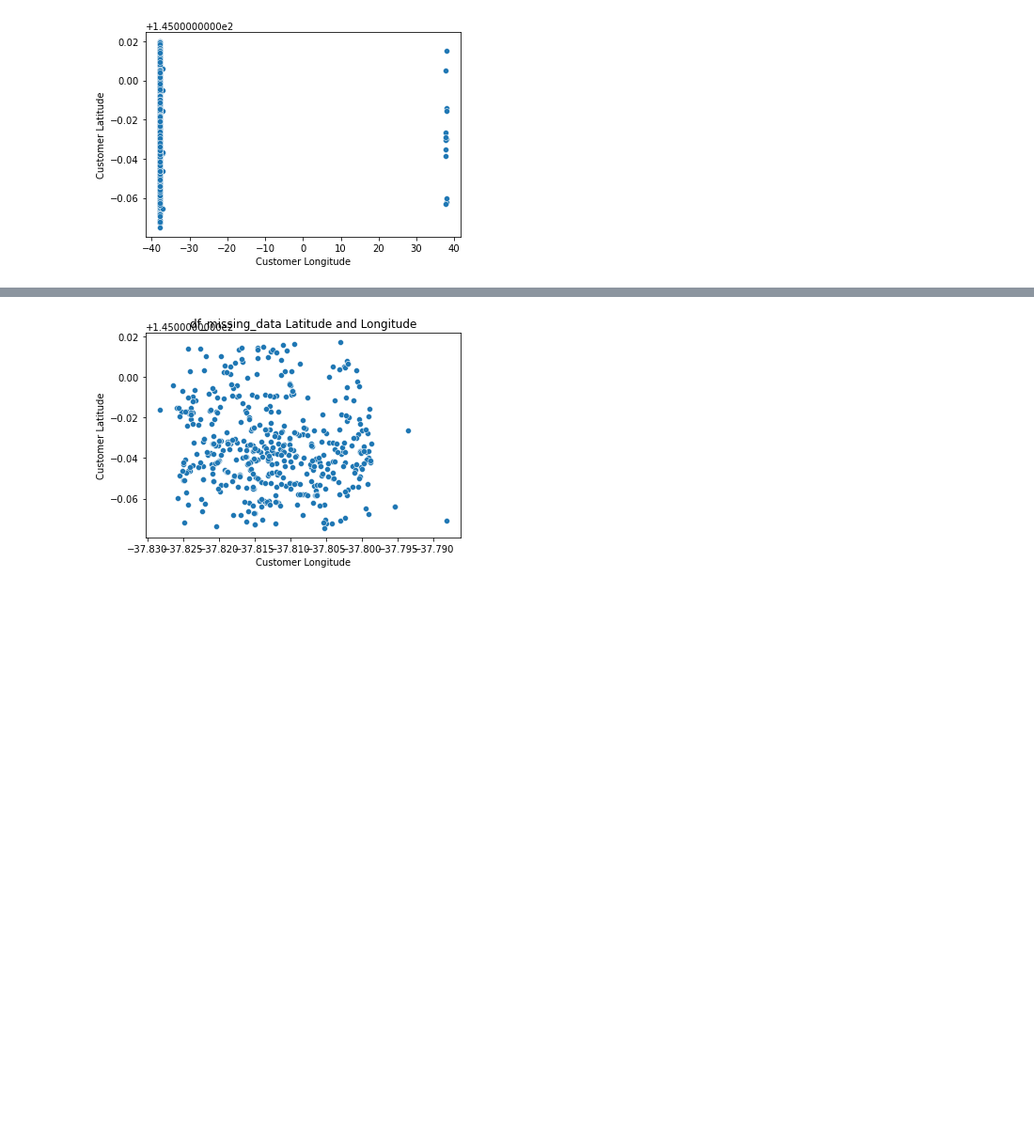
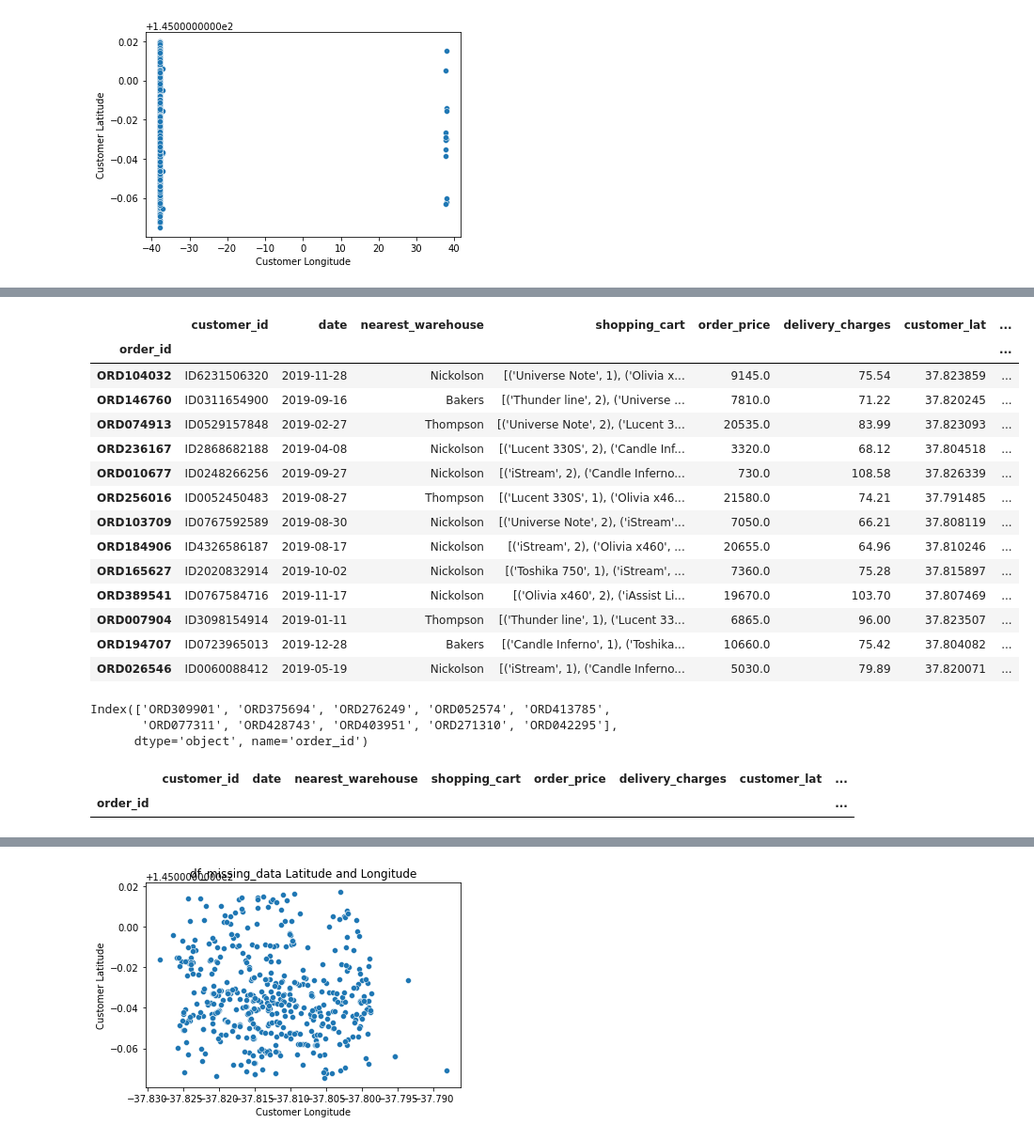
Before and after one commit to kieran-molloy/UCDPA_kieranmolloy, a Jupyter notebook: UCDPA_KieranMolloy.ipynb, the cells around one changed output, grey strips where cells are left out. Shown at 94% size. Drawn from its saved outputs; the diff is of its cells as text; code cells hidden in the pictures; blank space fills up the shorter version.

```diff
--- a/UCDPA_KieranMolloy.ipynb
+++ b/UCDPA_KieranMolloy.ipynb
@@ -327,0 +730,28 @@ fig.show()
+# %%
+# list all rows where 'customer_lat' is positive
+positive_customer_lat_to_update = df_dirty_data[df_dirty_data['customer_lat'] > 0 ]
+display(positive_customer_lat_to_update)
+# %% [output]
+|  | customer_id | date | nearest_warehouse | shopping_cart | order_price | delivery_charges | customer_lat | ... |
+| order_id |  |  |  |  |  |  |  | ... |
+| ORD104032 | ID6231506320 | 2019-11-28 | Nickolson | [('Universe Note', 1), ('Olivia x... | 9145.0 | 75.54 | 37.823859 | ... |
+| ORD146760 | ID0311654900 | 2019-09-16 | Bakers | [('Thunder line', 2), ('Universe ... | 7810.0 | 71.22 | 37.820245 | ... |
+| ORD074913 | ID0529157848 | 2019-02-27 | Thompson | [('Universe Note', 2), ('Lucent 3... | 20535.0 | 83.99 | 37.823093 | ... |
+| ORD236167 | ID2868682188 | 2019-04-08 | Nickolson | [('Lucent 330S', 2), ('Candle Inf... | 3320.0 | 68.12 | 37.804518 | ... |
+| ORD010677 | ID0248266256 | 2019-09-27 | Nickolson | [('iStream', 2), ('Candle Inferno... | 730.0 | 108.58 | 37.826339 | ... |
+| ORD256016 | ID0052450483 | 2019-08-27 | Thompson | [('Lucent 330S', 1), ('Olivia x46... | 21580.0 | 74.21 | 37.791485 | ... |
+| ORD103709 | ID0767592589 | 2019-08-30 | Nickolson | [('Universe Note', 2), ('iStream'... | 7050.0 | 66.21 | 37.808119 | ... |
+| ORD184906 | ID4326586187 | 2019-08-17 | Nickolson | [('iStream', 2), ('Olivia x460', ... | 20655.0 | 64.96 | 37.810246 | ... |
+| ORD165627 | ID2020832914 | 2019-10-02 | Nickolson | [('Toshika 750', 1), ('iStream', ... | 7360.0 | 75.28 | 37.815897 | ... |
+| ORD389541 | ID0767584716 | 2019-11-17 | Nickolson | [('Olivia x460', 2), ('iAssist Li... | 19670.0 | 103.70 | 37.807469 | ... |
+| ORD007904 | ID3098154914 | 2019-01-11 | Thompson | [('Thunder line', 1), ('Lucent 33... | 6865.0 | 96.00 | 37.823507 | ... |
+| ORD194707 | ID0723965013 | 2019-12-28 | Bakers | [('Candle Inferno', 1), ('Toshika... | 10660.0 | 75.42 | 37.804082 | ... |
+| ORD026546 | ID0060088412 | 2019-05-19 | Nickolson | [('iStream', 1), ('Candle Inferno... | 5030.0 | 79.89 | 37.820071 | ... |
+# %%
+# getting index where 'customer_lat' is positive
+positive_customer_lat_indexto_update = df_missing_data[df_missing_data['order_price'].isna()].index
+print(positive_customer_lat_indexto_update)
+# %% [output]
+Index(['ORD309901', 'ORD375694', 'ORD276249', 'ORD052574', 'ORD413785',
+       'ORD077311', 'ORD428743', 'ORD403951', 'ORD271310', 'ORD042295'],
+      dtype='object', name='order_id')
@@ -327,0 +762,7 @@ fig.show()
+# %%
+# list all rows where 'customer_lat' is positive : all fixed
+positive_customer_lat_to_update = df_dirty_data[df_dirty_data['customer_lat'] > 0 ]
+positive_customer_lat_to_update
+# %% [output]
+|  | customer_id | date | nearest_warehouse | shopping_cart | order_price | delivery_charges | customer_lat | ... |
+| order_id |  |  |  |  |  |  |  | ... |
```
Also changed, not shown: parts of 56 cells of this notebook.
